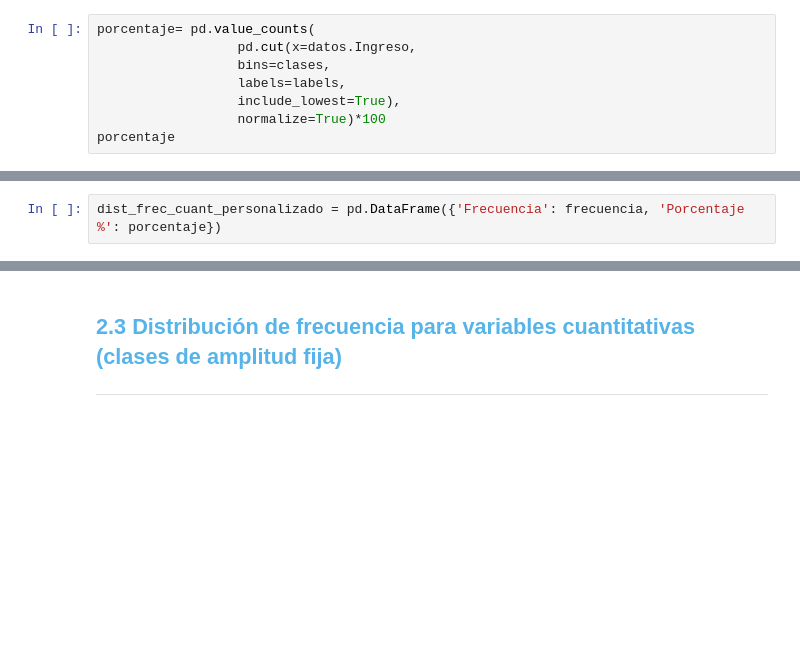
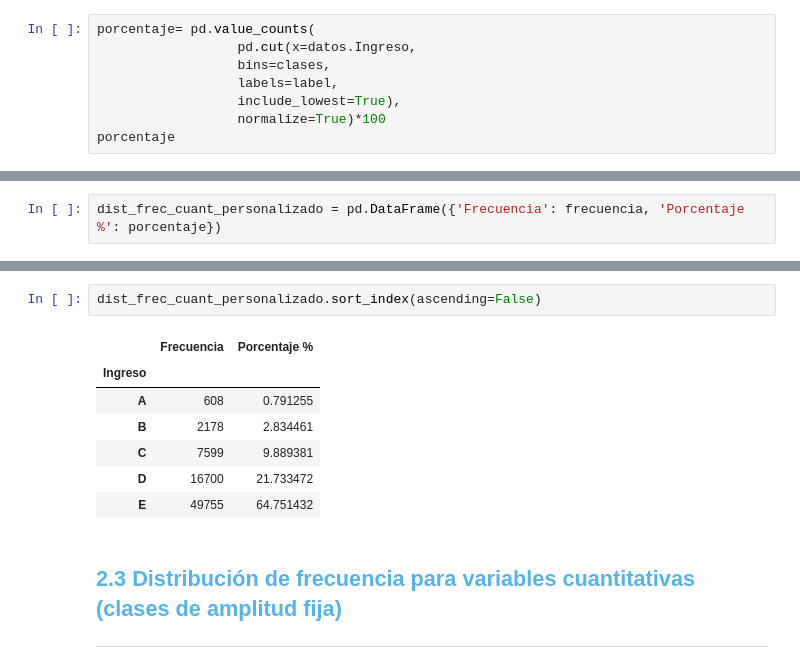
Before and after one commit to Cesar-Curitol/Curso-de-Estadistica-con-Python, a Jupyter notebook: Curso_de_Estadística_con_Python_1.ipynb, the cells around one changed output, grey strips where cells are left out. Cells and saved outputs as stored; diff of their text form; blank space fills up the shorter version.

```diff
--- a/Curso_de_Estadística_con_Python_1.ipynb
+++ b/Curso_de_Estadística_con_Python_1.ipynb
@@ -388,7 +388,7 @@ dtype: int64
 porcentaje= pd.value_counts(
                   pd.cut(x=datos.Ingreso,
                   bins=clases,
-                  labels=labels,
+                  labels=label,
                   include_lowest=True),
                   normalize=True)*100
 porcentaje
@@ -408,3 +416,13 @@ dist_frec_cuant_personalizado
+# %%
+dist_frec_cuant_personalizado.sort_index(ascending=False)
+# %% [output]
+|  | Frecuencia | Porcentaje % |
+| Ingreso |  |  |
+| A | 608 | 0.791255 |
+| B | 2178 | 2.834461 |
+| C | 7599 | 9.889381 |
+| D | 16700 | 21.733472 |
+| E | 49755 | 64.751432 |
 # %% [markdown]
 ## <font color=#56B4E9>2.3 Distribución de frecuencia para variables cuantitativas (clases de amplitud fija)</font>
 ***
```
Also changed, not shown: parts of 4 cells of this notebook.
